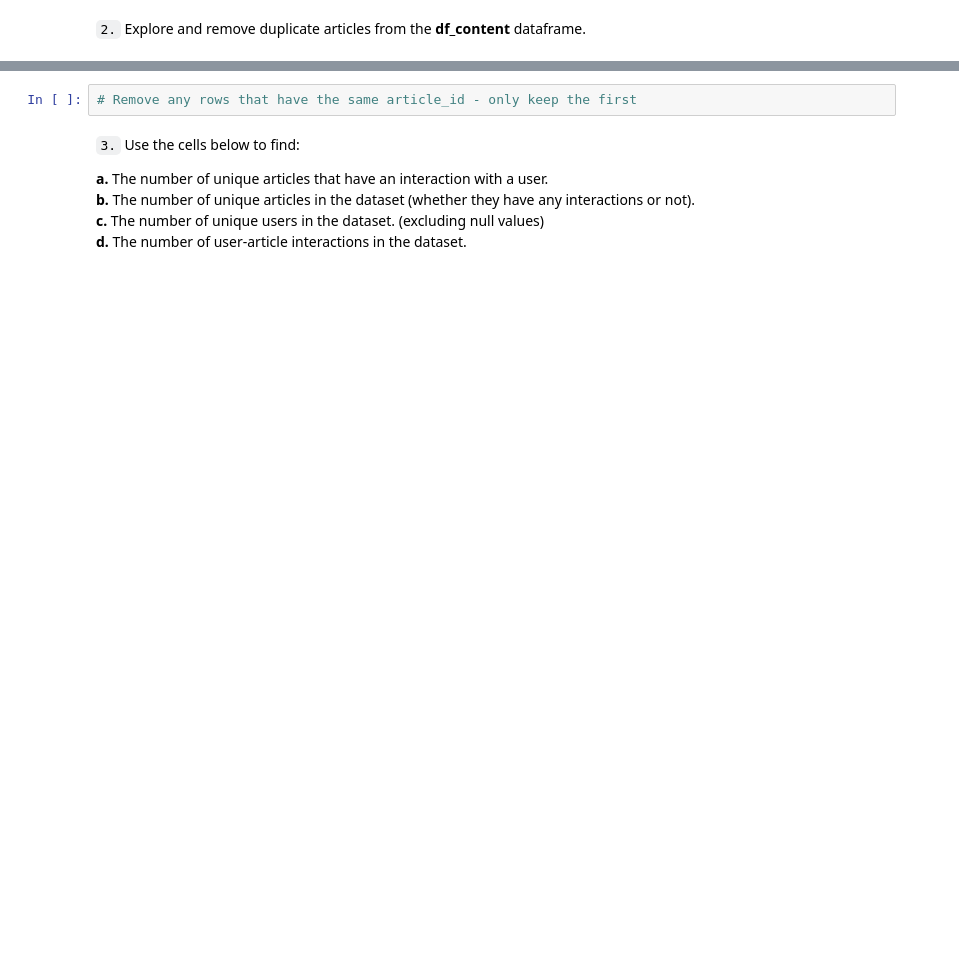
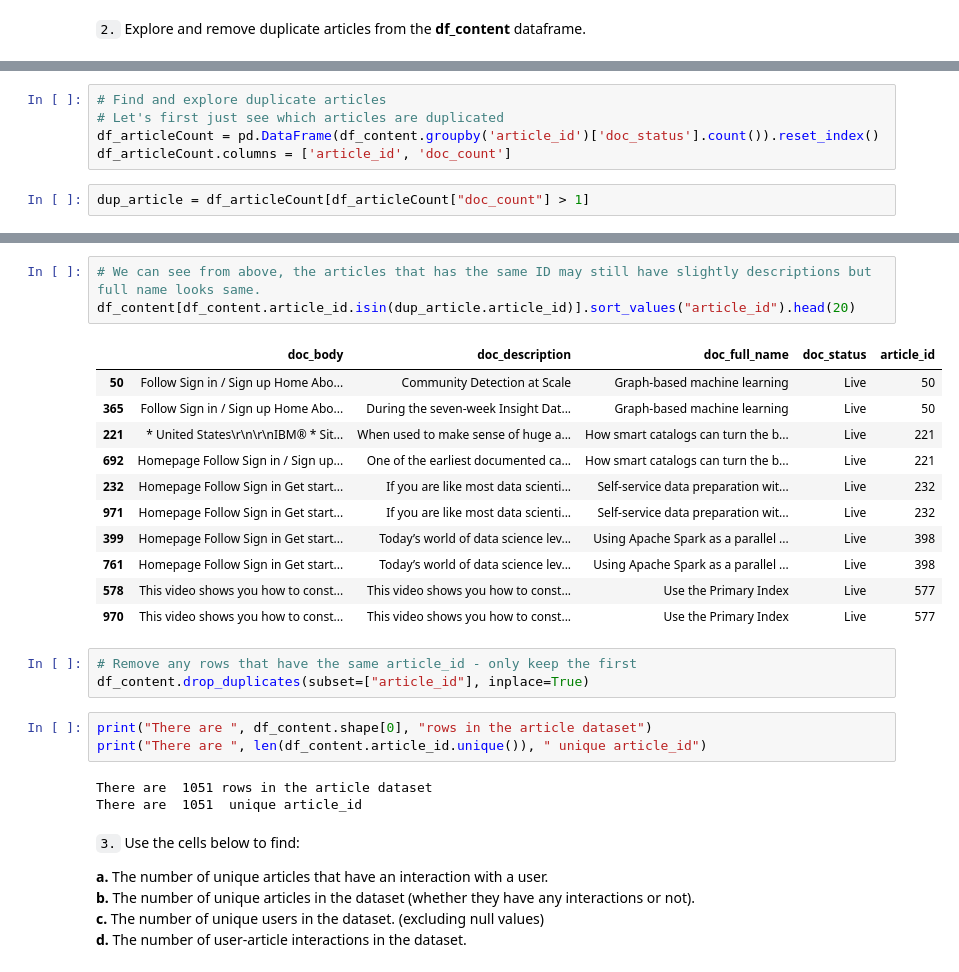
Before and after one commit to ronald-leung/Udacity-Exercises, a Jupyter notebook: DataScienceNanoDegree/Project3/Recommendations_with_IBM.ipynb, the cells around one changed output, grey strips where cells are left out. Cells and saved outputs as stored; diff of their text form; blank space fills up the shorter version.

```diff
--- a/DataScienceNanoDegree/Project3/Recommendations_with_IBM.ipynb
+++ b/DataScienceNanoDegree/Project3/Recommendations_with_IBM.ipynb
@@ -76,0 +101,7 @@ max_views_by_user = # The maximum number of user-article interactions by any 1 u
+# %%
+# Find and explore duplicate articles
+# Let's first just see which articles are duplicated
+df_articleCount = pd.DataFrame(df_content.groupby('article_id')['doc_status'].count()).reset_index()
+df_articleCount.columns = ['article_id', 'doc_count']
+# %%
+dup_article = df_articleCount[df_articleCount["doc_count"] > 1]
@@ -77,5 +117,27 @@ max_views_by_user = # The maximum number of user-article interactions by any 1 u
+# %%
+# We can see from above, the articles that has the same ID may still have slightly descriptions but full name looks same.
+df_content[df_content.article_id.isin(dup_article.article_id)].sort_values("article_id").head(20)
+# %% [output]
+|  | doc_body | doc_description | doc_full_name | doc_status | article_id |
+| 50 | Follow Sign in / Sign up Home Abo... | Community Detection at Scale | Graph-based machine learning | Live | 50 |
+| 365 | Follow Sign in / Sign up Home Abo... | During the seven-week Insight Dat... | Graph-based machine learning | Live | 50 |
+| 221 | * United States\r\n\r\nIBM® * Sit... | When used to make sense of huge a... | How smart catalogs can turn the b... | Live | 221 |
+| 692 | Homepage Follow Sign in / Sign up... | One of the earliest documented ca... | How smart catalogs can turn the b... | Live | 221 |
+| 232 | Homepage Follow Sign in Get start... | If you are like most data scienti... | Self-service data preparation wit... | Live | 232 |
+| 971 | Homepage Follow Sign in Get start... | If you are like most data scienti... | Self-service data preparation wit... | Live | 232 |
+| 399 | Homepage Follow Sign in Get start... | Today’s world of data science lev... | Using Apache Spark as a parallel ... | Live | 398 |
+| 761 | Homepage Follow Sign in Get start... | Today’s world of data science lev... | Using Apache Spark as a parallel ... | Live | 398 |
+| 578 | This video shows you how to const... | This video shows you how to const... | Use the Primary Index | Live | 577 |
+| 970 | This video shows you how to const... | This video shows you how to const... | Use the Primary Index | Live | 577 |
 # %%
 # Remove any rows that have the same article_id - only keep the first
+df_content.drop_duplicates(subset=["article_id"], inplace=True)
+# %%
+print("There are ", df_content.shape[0], "rows in the article dataset")
+print("There are ", len(df_content.article_id.unique()), " unique article_id")
+# %% [output]
+There are  1051 rows in the article dataset
+There are  1051  unique article_id
 # %% [markdown]
 `3.` Use the cells below to find:
 
```
Also changed, not shown: parts of 35 cells of this notebook.
